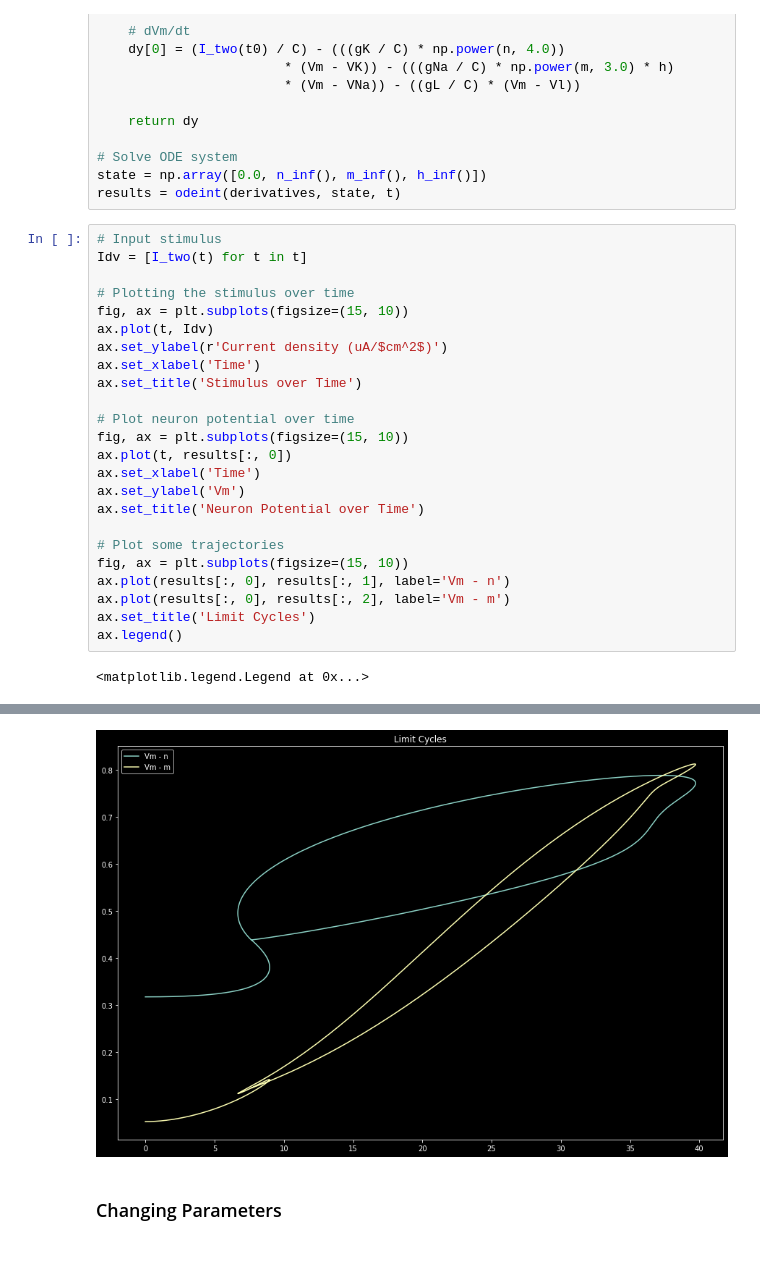
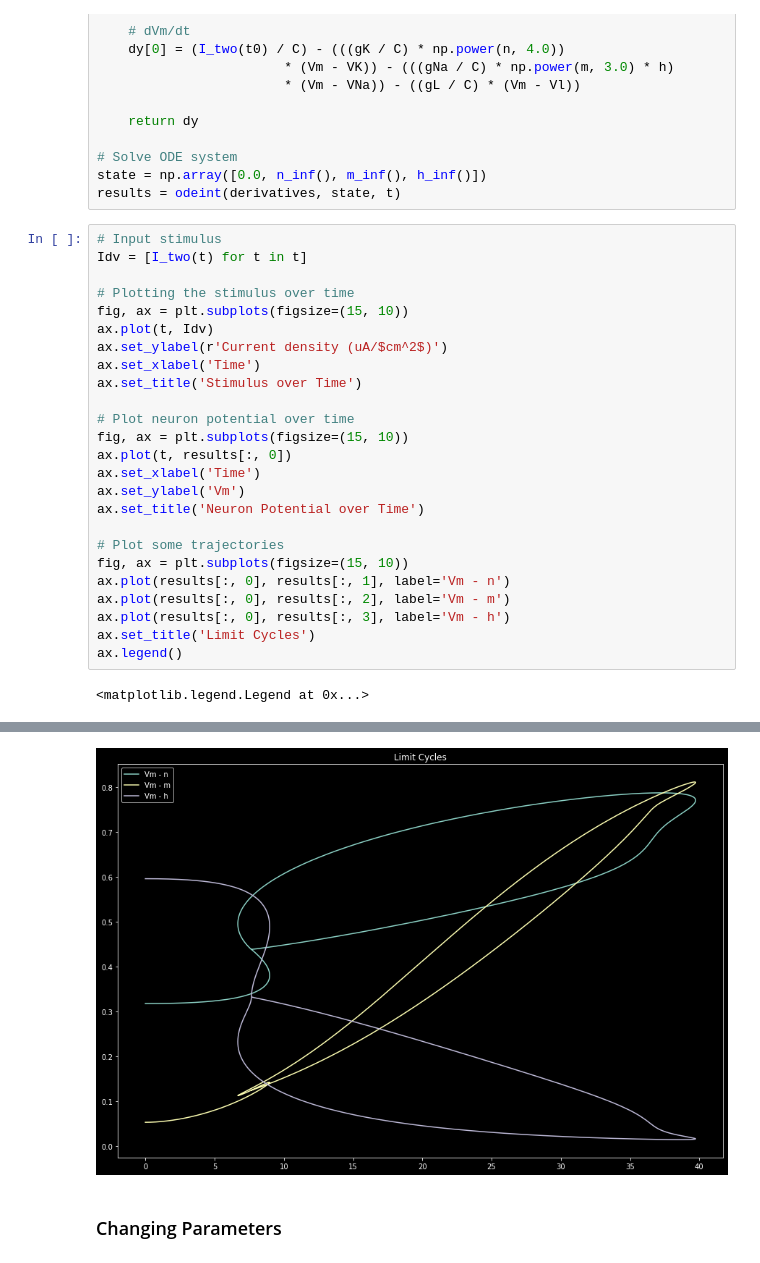
Before and after one commit to pdparakh108/Hodgkin_Huxley_Ising_simulation, a Jupyter notebook: HH_implementation/HH.ipynb, the cells around one changed output, grey strips where cells are left out. Saved outputs shown, nothing was run; the diff lists cells and outputs as text.

```diff
--- a/HH_implementation/HH.ipynb
+++ b/HH_implementation/HH.ipynb
@@ -204,32 +204,33 @@ results = odeint(derivatives, state, t)
 # %%
 # Input stimulus
 Idv = [I_two(t) for t in t]
 
 # Plotting the stimulus over time
 fig, ax = plt.subplots(figsize=(15, 10))
 ax.plot(t, Idv)
 ax.set_ylabel(r'Current density (uA/$cm^2$)')
 ax.set_xlabel('Time')
 ax.set_title('Stimulus over Time')
 
 # Plot neuron potential over time
 fig, ax = plt.subplots(figsize=(15, 10))
 ax.plot(t, results[:, 0])
 ax.set_xlabel('Time')
 ax.set_ylabel('Vm')
 ax.set_title('Neuron Potential over Time')
 
 # Plot some trajectories
 fig, ax = plt.subplots(figsize=(15, 10))
 ax.plot(results[:, 0], results[:, 1], label='Vm - n')
 ax.plot(results[:, 0], results[:, 2], label='Vm - m')
+ax.plot(results[:, 0], results[:, 3], label='Vm - h')
 ax.set_title('Limit Cycles')
 ax.legend()
 # %% [output]
 <matplotlib.legend.Legend at 0x...>
 [figure]
 [figure]
-[figure, old version]
+[figure, new version]
 # %% [markdown]
 ### Changing Parameters
 # %% [markdown]
```
